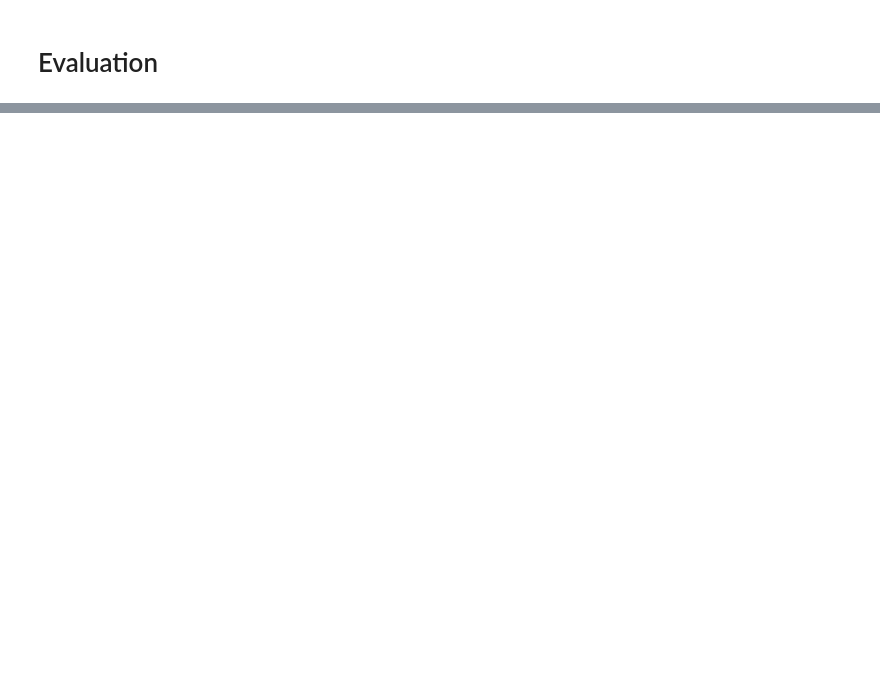
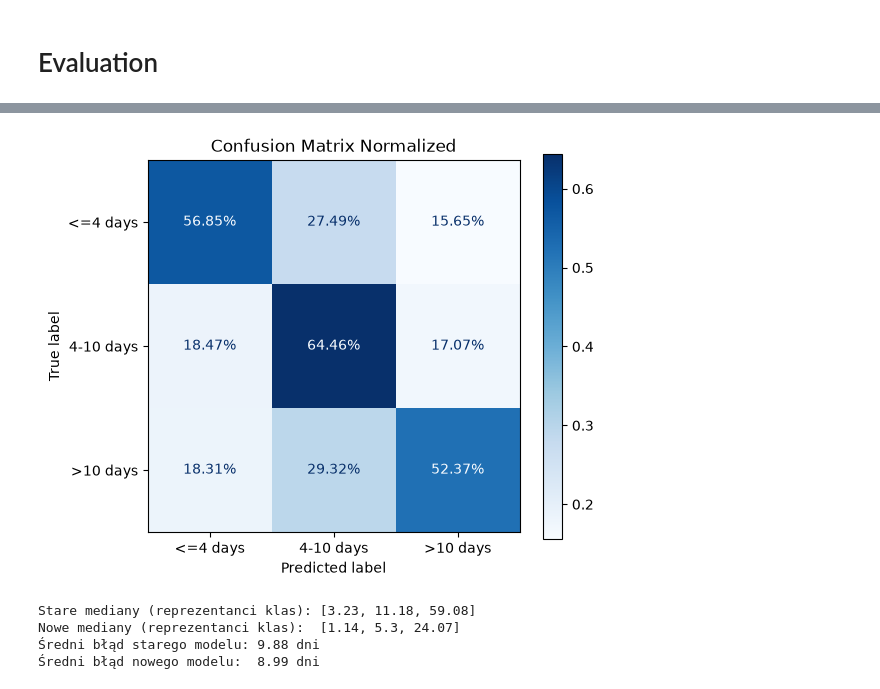
Before and after one commit to hirovax/ShelterPal, a Jupyter notebook: notebooks/models/cat_days_catboost_dogs.ipynb, the cells around one changed output, grey strips where cells are left out. Cells and saved outputs as stored; diff of their text form; code cells hidden in the pictures; blank space fills up the shorter version.

```diff
--- a/notebooks/models/cat_days_catboost_dogs.ipynb
+++ b/notebooks/models/cat_days_catboost_dogs.ipynb
@@ -248,3 +251,67 @@ display(predict_dog(model, dog))
 #     dog_shap[0, :, class_idx],
 #     max_display=15
 # )
+# %%
+import matplotlib.pyplot as plt
+from sklearn.metrics import ConfusionMatrixDisplay
+
+fig, ax = plt.subplots(figsize=(6, 5))
+
+ConfusionMatrixDisplay.from_predictions(
+    y_true=y_test,
+    y_pred=y_pred,
+    display_labels=["<=4 days", "4-10 days", ">10 days"],
+    normalize="true",
+    values_format=".2%",
+    cmap="Blues",
+    ax=ax,
+)
+
+ax.set_title("Confusion Matrix Normalized")
+plt.grid(False)
+plt.show()
+# %% [output]
+[figure, added]
+# %%
+import pandas as pd
+from sklearn.metrics import mean_absolute_error
+
+df_old = pd.read_parquet("old_model_test_benchmark.parquet")
+
+days = df_dogs.loc[X_train.index, "time_in_shelter_days"]
+
+old_bins = pd.cut(days, bins=[-float("inf"), 7, 30, float("inf")], labels=[0, 1, 2])
+old_medians = days.groupby(old_bins, observed=False).median().tolist()
+
+new_bins = pd.cut(days, bins=[-float("inf"), 4, 10, float("inf")], labels=[0, 1, 2])
+new_medians = days.groupby(new_bins, observed=False).median().tolist()
+
+print(f"Stare mediany (reprezentanci klas): {[round(m, 2) for m in old_medians]}")
+print(f"Nowe mediany (reprezentanci klas):  {[round(m, 2) for m in new_medians]}")
+
+# Oczekiwana liczba dni
+# Stary model
+expected_old = (
+    df_old["prob_class_0"] * old_medians[0] +
+    df_old["prob_class_1"] * old_medians[1] +
+    df_old["prob_class_2"] * old_medians[2]
+)
+
+# Nowy model
+expected_new = (
+    probs[:, 0] * new_medians[0] +
+    probs[:, 1] * new_medians[1] +
+    probs[:, 2] * new_medians[2]
+)
+
+# Błąd względem rzeczywistości
+mae_old = mean_absolute_error(df_old["actual_days"], expected_old)
+mae_new = mean_absolute_error(df_old["actual_days"], expected_new)
+
+print(f"Średni błąd starego modelu: {mae_old:.2f} dni")
+print(f"Średni błąd nowego modelu:  {mae_new:.2f} dni")
+# %% [output]
+Stare mediany (reprezentanci klas): [3.23, 11.18, 59.08]
+Nowe mediany (reprezentanci klas):  [1.14, 5.3, 24.07]
+Średni błąd starego modelu: 9.88 dni
+Średni błąd nowego modelu:  8.99 dni
```
Also changed, not shown: parts of 11 cells of this notebook, 9 other files.
